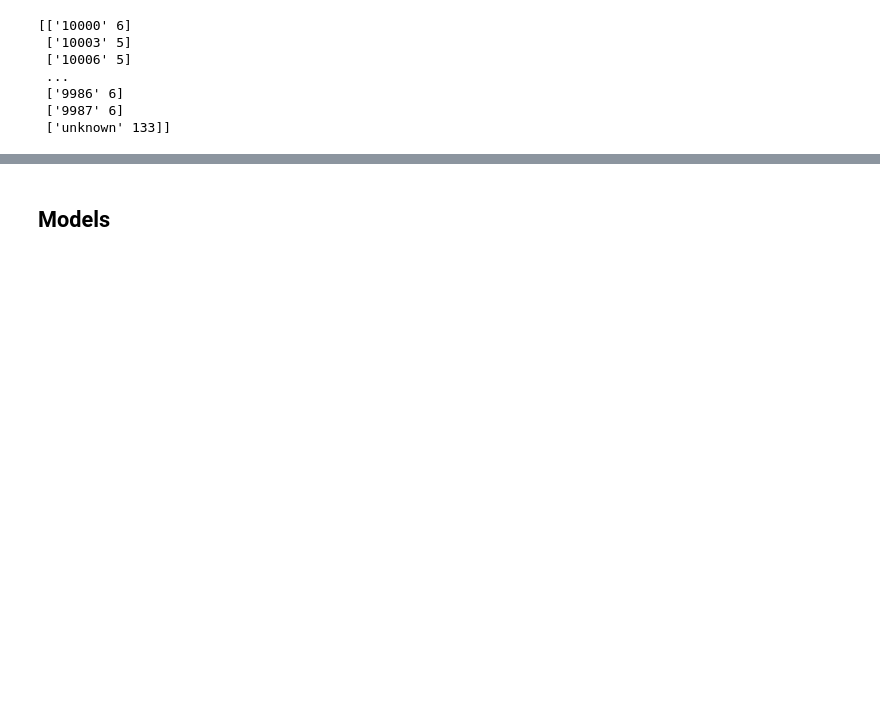
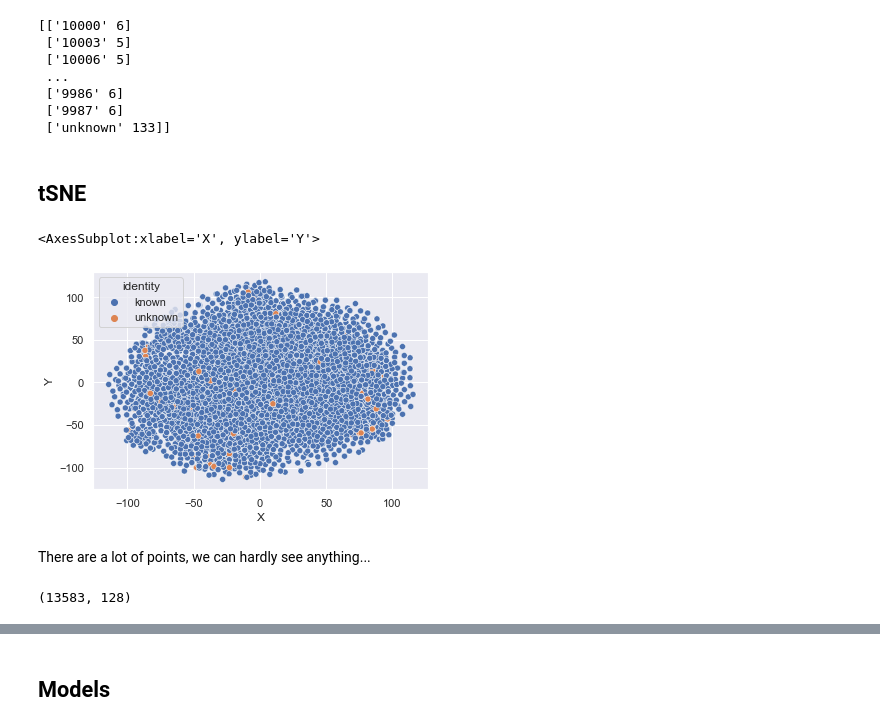
Before and after one commit to d4ria/face-identification, a Jupyter notebook: notebooks/Classification.ipynb, the cells around one changed output, grey strips where cells are left out. Drawn from its saved outputs; the diff is of its cells as text; code cells hidden in the pictures; blank space fills up the shorter version.

```diff
--- a/notebooks/Classification.ipynb
+++ b/notebooks/Classification.ipynb
@@ -28,6 +32,7 @@ identity_counts = identities.groupby('identity').count()
 only_2_photo_people = identity_counts.loc[identity_counts.image_id <= 2].index.tolist()
 identities['person'] = identities.identity.apply(lambda x: 'unknown' if x in only_2_photo_people else str(x))
 df = encodings.merge(identities, on='image_id')
+df = df.merge(attributes, right_index=True, left_on='image_id')
 # %% [markdown]
 Different ids with exactly same embedding:
 # %%
@@ -115,10 +115,11 @@ Convert needed values to numpy arrays:
 # %%
 y = df.person.to_numpy()
 x = np.vstack(df.encoding.values)
+sex = df.Male.to_numpy()
 # %% [markdown]
 Do the train/test data split:
 # %%
-X_train, X_test, y_train, y_test = train_test_split(x, y, test_size=0.2, random_state=42, stratify=y)
+X_train, X_test, y_train, y_test, sex_train, sex_test = train_test_split(x, y, sex, test_size=0.2, random_state=42, stratify=y)
 # %% [markdown]
 Check the distributions:
 # %%
@@ -143,3 +144,21 @@ print(np.asarray((unique, counts)).T)
  ['9986' 6]
  ['9987' 6]
  ['unknown' 133]]
+# %% [markdown]
+## tSNE
+# %%
+y = np.where(y_test == 'unknown', y_test, 'known')
+# %%
+tsne = TSNE(n_components=2, perplexity=10, random_state=0)
+tsne_obj = tsne.fit_transform(X_test)
+tsne_df = pd.DataFrame({'X': tsne_obj[:,0], 'Y':tsne_obj[:,1], 'identity': y})
+sns.scatterplot(x="X", y="Y", data=tsne_df, hue='identity')
+# %% [output]
+<AxesSubplot:xlabel='X', ylabel='Y'>
+[figure, added]
+# %% [markdown]
+There are a lot of points, we can hardly see anything...
+# %%
+X_test.shape
+# %% [output]
+(13583, 128)
```
Also changed, not shown: parts of 15 cells of this notebook, 3 other files.
